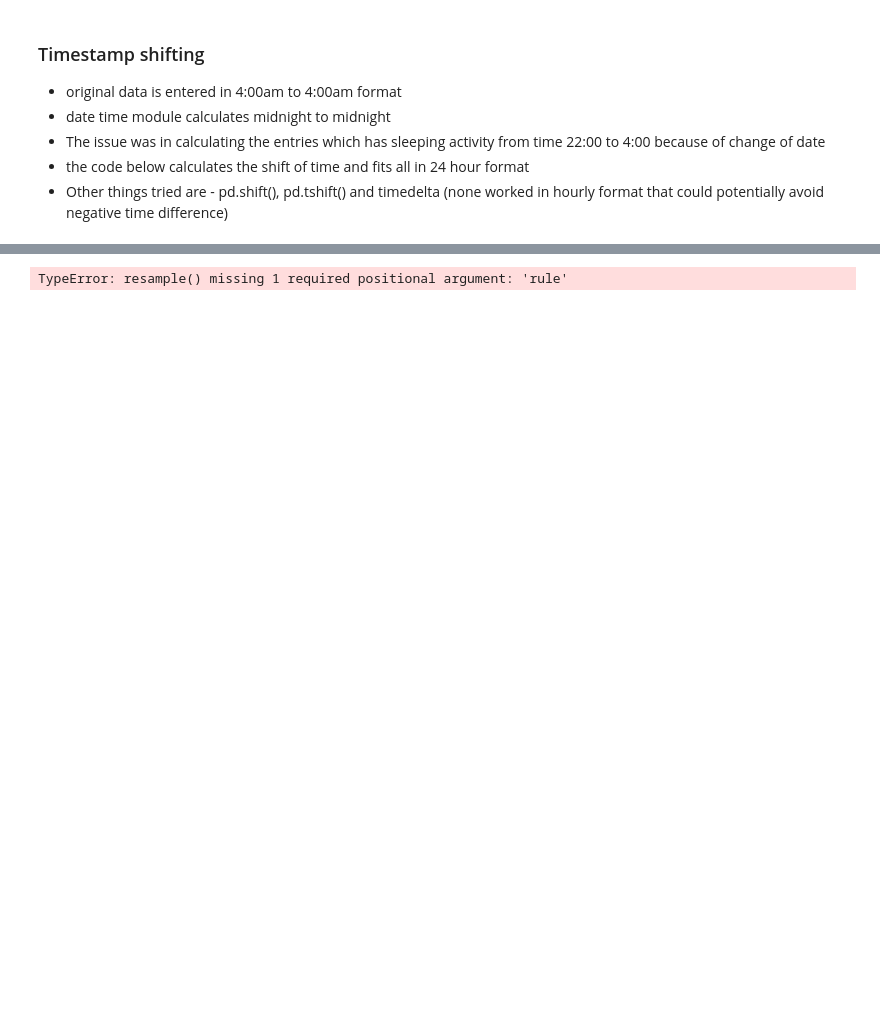
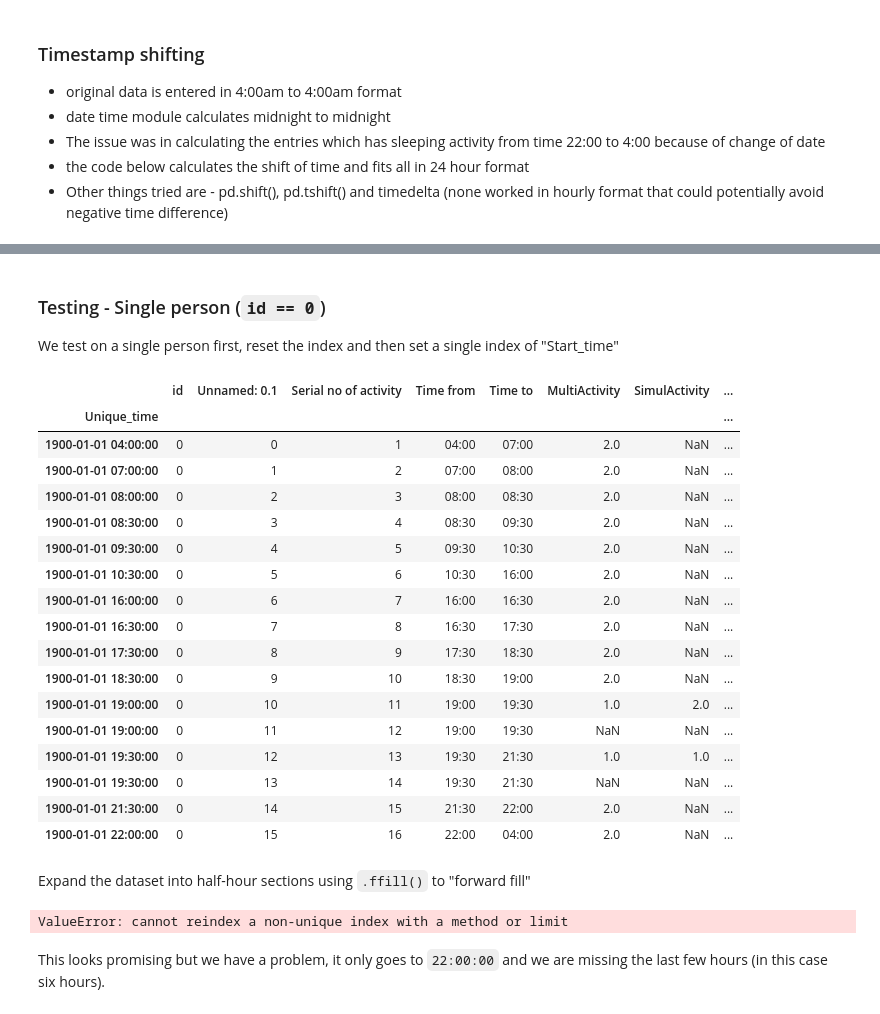
Before and after one commit to rjsayani/TUS_india, a Jupyter notebook: Rural_time_use_analysis_MH_v9.ipynb, the cells around one changed output, grey strips where cells are left out. Saved outputs shown, nothing was run; the diff lists cells and outputs as text; code cells hidden in the pictures; blank space fills up the shorter version.

Commit message:
Some progress, but have duplicate time entries

```diff
--- a/Rural_time_use_analysis_MH_v9.ipynb
+++ b/Rural_time_use_analysis_MH_v9.ipynb
@@ -101,15 +120,0 @@ del(TUS_full)
-# %%
-conditions = [(TUS_MH["Activity group"] == 12),
-              (TUS_MH["Activity group"] == 31),
-              (TUS_MH["Activity group"] == 32),
-              (TUS_MH["Activity group"] == 34),
-              (TUS_MH["Activity group"] == 62),
-              (TUS_MH["Activity group"] == 91),
-              (TUS_MH["Activity group"] == 92),
-              (TUS_MH["Activity group"] == 93),
-              (TUS_MH["Activity code"] == 842),
-              (TUS_MH["Activity code"] == 843)]
-values = [1,2,3,4,5,10,8,9,6,7]
-
-TUS_MH['Activity group'] = np.select(conditions, values)
-TUS_MH["Activity group"].unique()
@@ -118,3 +120,0 @@ array([10,  0,  9,  8,  1,  6,  3,  4,  2,  5,  7])
-# %%
-TUS_MH = TUS_MH.loc[(TUS_MH[["Activity group"]] != 0).all(axis=1)]
-TUS_MH["Activity group"].unique()
@@ -125,3 +126,7 @@ array([10,  9,  8,  1,  6,  3,  4,  2,  5,  7])
 # %%
-TUS_MH["Start_time"] = pd.to_datetime(TUS_MH['Time from'], format="%H:%M").dt.time
-TUS_MH["End_time"] = pd.to_datetime(TUS_MH['Time to'], format="%H:%M").dt.time
+TUS_MH["Start_time"] = pd.to_datetime(TUS_MH['Time from'], format="%H:%M")#.dt.time
+TUS_MH["End_time"] = pd.to_datetime(TUS_MH['Time to'], format="%H:%M")#.dt.time
+TUS_MH["Unique_time"] = TUS_MH["Start_time"] + (pd.to_timedelta(TUS_MH["id"], unit="D"))
+TUS_MH.loc[TUS_MH["id"] == 0]
+#TUS_MH[["id", "Start_time", "End_time", "Unique_time"]]
+#TUS_MH.set_index(["Unique_time"], inplace=True)
@@ -128,2 +151,2 @@ TUS_MH["End_time"] = pd.to_datetime(TUS_MH['Time to'], format="%H:%M").dt.time
 # %%
-TUS_MH = TUS_MH.set_index(['id', 'Start_time', 'End_time']) #Suggested by Joe
+TUS_MH[["id", "Start_time"]]
@@ -170,7 +175,39 @@ Timestamp('1970-01-01 00:00:00')
-# %%
-TUS_MH.resample()
-# %% [output]
-TypeError: resample() missing 1 required positional argument: 'rule'
+# %% [markdown]
+### Testing - Single person (`id == 0`)
+
+We test on a single person first, reset the index and then set a single index of "Start_time"
+# %%
+# Subset out instances where index level 0 (i.e. "id") is 0
+TUS_MH_single = TUS_MH.loc[TUS_MH["id"] == 0]
+TUS_MH_single
+# %% [output]
+|  | id | Unnamed: 0.1 | Serial no of activity | Time from | Time to | MultiActivity | SimulActivity | ... |
+| Unique_time |  |  |  |  |  |  |  | ... |
+| 1900-01-01 04:00:00 | 0 | 0 | 1 | 04:00 | 07:00 | 2.0 | NaN | ... |
+| 1900-01-01 07:00:00 | 0 | 1 | 2 | 07:00 | 08:00 | 2.0 | NaN | ... |
+| 1900-01-01 08:00:00 | 0 | 2 | 3 | 08:00 | 08:30 | 2.0 | NaN | ... |
+| 1900-01-01 08:30:00 | 0 | 3 | 4 | 08:30 | 09:30 | 2.0 | NaN | ... |
+| 1900-01-01 09:30:00 | 0 | 4 | 5 | 09:30 | 10:30 | 2.0 | NaN | ... |
+| 1900-01-01 10:30:00 | 0 | 5 | 6 | 10:30 | 16:00 | 2.0 | NaN | ... |
+| 1900-01-01 16:00:00 | 0 | 6 | 7 | 16:00 | 16:30 | 2.0 | NaN | ... |
+| 1900-01-01 16:30:00 | 0 | 7 | 8 | 16:30 | 17:30 | 2.0 | NaN | ... |
+| 1900-01-01 17:30:00 | 0 | 8 | 9 | 17:30 | 18:30 | 2.0 | NaN | ... |
+| 1900-01-01 18:30:00 | 0 | 9 | 10 | 18:30 | 19:00 | 2.0 | NaN | ... |
+| 1900-01-01 19:00:00 | 0 | 10 | 11 | 19:00 | 19:30 | 1.0 | 2.0 | ... |
+| 1900-01-01 19:00:00 | 0 | 11 | 12 | 19:00 | 19:30 | NaN | NaN | ... |
+| 1900-01-01 19:30:00 | 0 | 12 | 13 | 19:30 | 21:30 | 1.0 | 1.0 | ... |
+| 1900-01-01 19:30:00 | 0 | 13 | 14 | 19:30 | 21:30 | NaN | NaN | ... |
+| 1900-01-01 21:30:00 | 0 | 14 | 15 | 21:30 | 22:00 | 2.0 | NaN | ... |
+| 1900-01-01 22:00:00 | 0 | 15 | 16 | 22:00 | 04:00 | 2.0 | NaN | ... |
+# %% [markdown]
+Expand the dataset into half-hour sections using `.ffill()` to "forward fill"
+# %%
+TUS_MH_single.resample(rule="0.5H").ffill()
+# %% [output]
+ValueError: cannot reindex a non-unique index with a method or limit
+# %% [markdown]
+This looks promising but we have a problem, it only goes to `22:00:00` and we are missing the last few hours (in this
+case six hours).
 # %%
 TUS_MH_new = pd.DataFrame(columns = TUS_MH.columns )
 #for i in range(TUS_MH.index.nunique()): ## considering this will take too long run time
```
Also changed, not shown: parts of 15 cells of this notebook.
